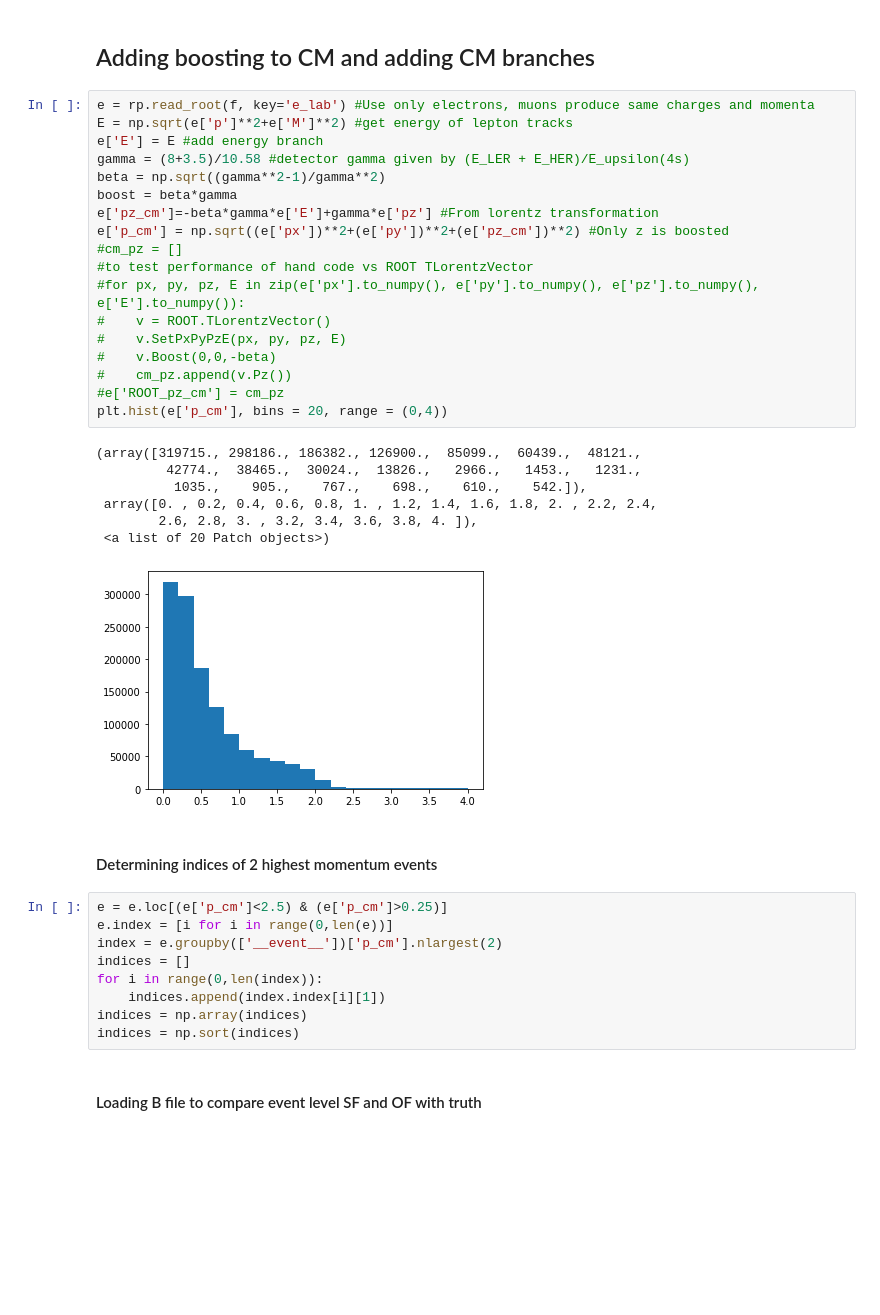
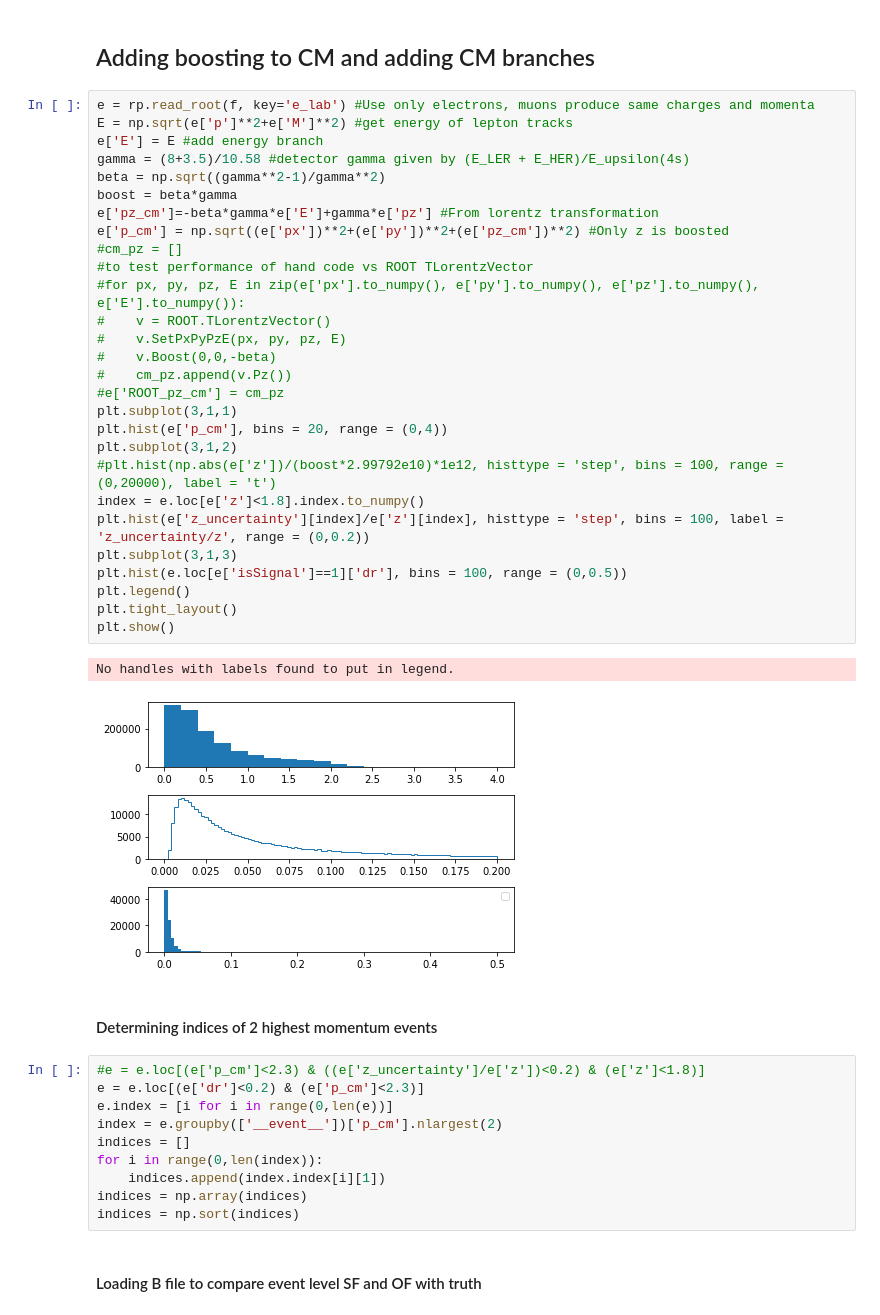
Before and after one commit to jschuel/jeff_workspace, a Jupyter notebook: thesis/truth_mc_analysis/detector_performance.ipynb, the cells around one changed output. Drawn from its saved outputs; the diff is of its cells as text; blank space fills up the shorter version.

Commit message:
added figures for paper

```diff
--- a/thesis/truth_mc_analysis/detector_performance.ipynb
+++ b/thesis/truth_mc_analysis/detector_performance.ipynb
@@ -15,33 +15,39 @@ Welcome to JupyROOT 6.18/04
 # %%
 e = rp.read_root(f, key='e_lab') #Use only electrons, muons produce same charges and momenta
 E = np.sqrt(e['p']**2+e['M']**2) #get energy of lepton tracks
 e['E'] = E #add energy branch
 gamma = (8+3.5)/10.58 #detector gamma given by (E_LER + E_HER)/E_upsilon(4s)
 beta = np.sqrt((gamma**2-1)/gamma**2)
 boost = beta*gamma
 e['pz_cm']=-beta*gamma*e['E']+gamma*e['pz'] #From lorentz transformation
 e['p_cm'] = np.sqrt((e['px'])**2+(e['py'])**2+(e['pz_cm'])**2) #Only z is boosted
 #cm_pz = []
 #to test performance of hand code vs ROOT TLorentzVector
 #for px, py, pz, E in zip(e['px'].to_numpy(), e['py'].to_numpy(), e['pz'].to_numpy(), e['E'].to_numpy()):
 #    v = ROOT.TLorentzVector()
 #    v.SetPxPyPzE(px, py, pz, E)
 #    v.Boost(0,0,-beta)
 #    cm_pz.append(v.Pz())
 #e['ROOT_pz_cm'] = cm_pz
+plt.subplot(3,1,1)
 plt.hist(e['p_cm'], bins = 20, range = (0,4))
+plt.subplot(3,1,2)
+#plt.hist(np.abs(e['z'])/(boost*2.99792e10)*1e12, histtype = 'step', bins = 100, range = (0,20000), label = 't')
+index = e.loc[e['z']<1.8].index.to_numpy()
+plt.hist(e['z_uncertainty'][index]/e['z'][index], histtype = 'step', bins = 100, label = 'z_uncertainty/z', range = (0,0.2))
+plt.subplot(3,1,3)
+plt.hist(e.loc[e['isSignal']==1]['dr'], bins = 100, range = (0,0.5))
+plt.legend()
+plt.tight_layout()
+plt.show()
 # %% [output]
-(array([319715., 298186., 186382., 126900.,  85099.,  60439.,  48121.,
-         42774.,  38465.,  30024.,  13826.,   2966.,   1453.,   1231.,
-          1035.,    905.,    767.,    698.,    610.,    542.]),
- array([0. , 0.2, 0.4, 0.6, 0.8, 1. , 1.2, 1.4, 1.6, 1.8, 2. , 2.2, 2.4,
-        2.6, 2.8, 3. , 3.2, 3.4, 3.6, 3.8, 4. ]),
- <a list of 20 Patch objects>)
+No handles with labels found to put in legend.
-[figure, old version]
+[figure, new version]
 # %% [markdown]
 #### Determining indices of 2 highest momentum events
 # %%
-e = e.loc[(e['p_cm']<2.5) & (e['p_cm']>0.25)]
+#e = e.loc[(e['p_cm']<2.3) & ((e['z_uncertainty']/e['z'])<0.2) & (e['z']<1.8)]
+e = e.loc[(e['dr']<0.2) & (e['p_cm']<2.3)]
 e.index = [i for i in range(0,len(e))]
 index = e.groupby(['__event__'])['p_cm'].nlargest(2)
 indices = []
```
Also changed, not shown: parts of 15 cells of this notebook, 15 other files.
